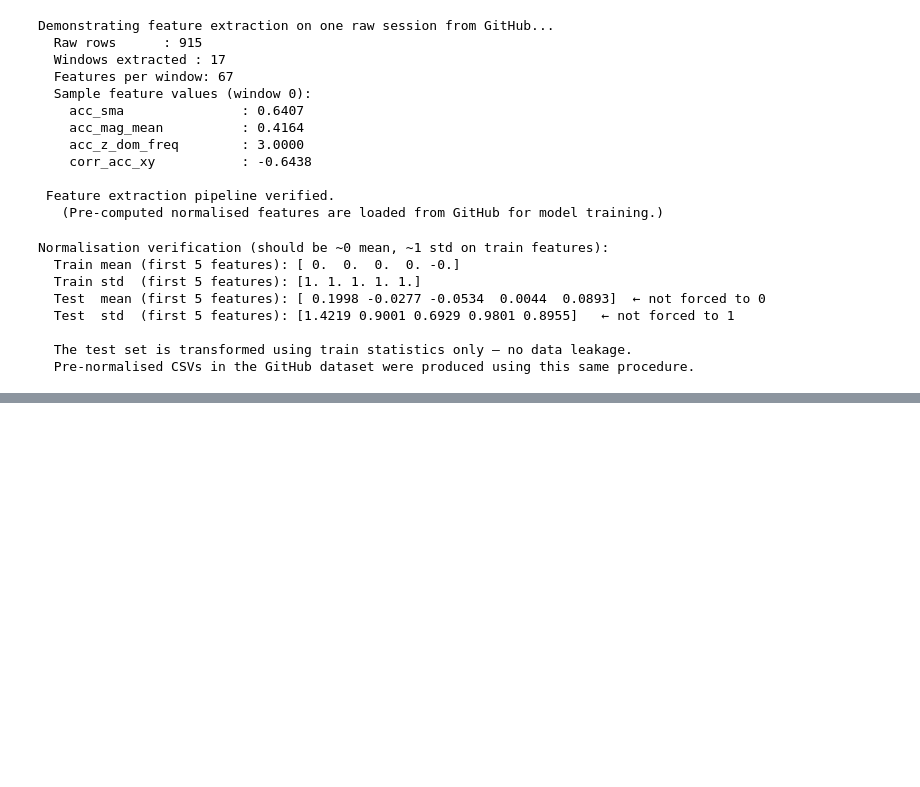
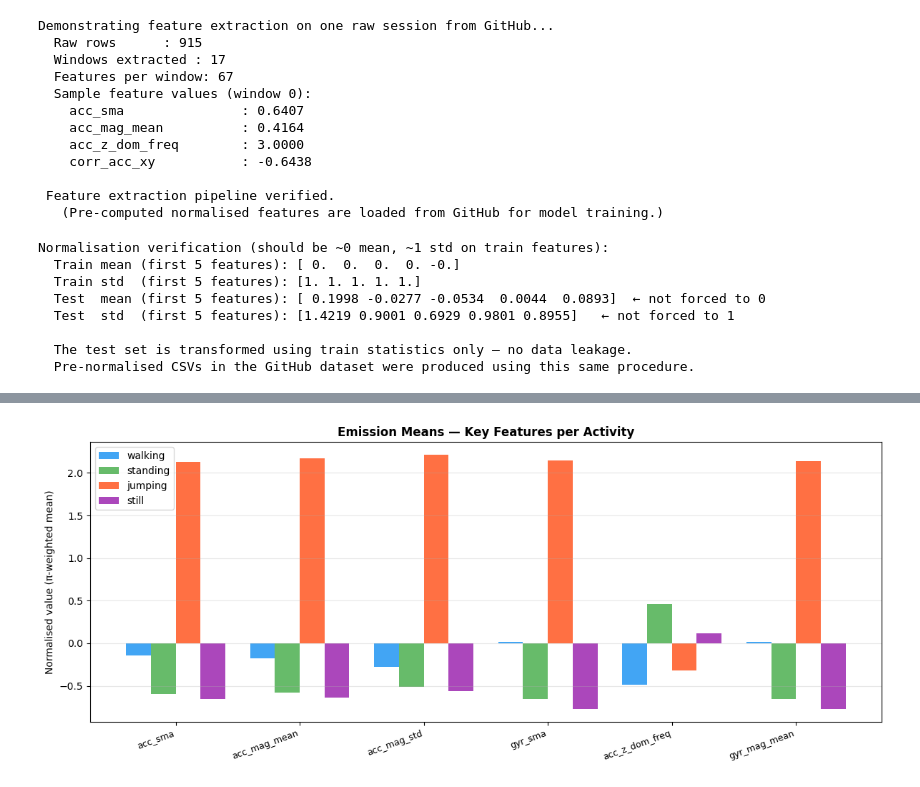
Before and after one commit to yvettegahamanyi/motion-model-using-HMM, a Jupyter notebook: Formative_2_HMM_Activity_Recognition.ipynb, the cells around one changed output, grey strips where cells are left out. Cells and saved outputs as stored; diff of their text form; code cells hidden in the pictures; blank space fills up the shorter version.

```diff
--- a/Formative_2_HMM_Activity_Recognition.ipynb
+++ b/Formative_2_HMM_Activity_Recognition.ipynb
@@ -501,0 +620,30 @@ Normalisation verification (should be ~0 mean, ~1 std on train features):
+# %%
+emission_means = {}
+for act in ACTIVITIES:
+    model = models[act]
+    pi    = model.startprob_
+    means = model.means_          # (N_COMPONENTS, n_features)
+    emission_means[act] = (pi[:, None] * means).sum(axis=0)
+
+TOP_FEATS = ["acc_sma", "acc_mag_mean", "acc_mag_std",
+             "gyr_sma", "acc_z_dom_freq", "gyr_mag_mean"]
+feat_idx  = [FEATURE_COLS.index(f) for f in TOP_FEATS]
+
+fig, ax = plt.subplots(figsize=(12, 5))
+x = np.arange(len(TOP_FEATS))
+w = 0.2
+for i, act in enumerate(ACTIVITIES):
+    vals = [emission_means[act][j] for j in feat_idx]
+    ax.bar(x + i*w, vals, w, label=act, color=COLOR_MAP[act], alpha=0.85)
+
+ax.set_xticks(x + w*1.5)
+ax.set_xticklabels(TOP_FEATS, rotation=20, ha="right", fontsize=9)
+ax.set_title("Emission Means — Key Features per Activity", fontsize=12, fontweight="bold")
+ax.set_ylabel("Normalised value (π-weighted mean)")
+ax.legend()
+ax.grid(axis="y", alpha=0.3)
+plt.tight_layout()
+plt.savefig("emission_probabilities.png", dpi=150, bbox_inches="tight")
+plt.show()
+# %% [output]
+[figure, added]
```
Also changed, not shown: parts of 28 cells of this notebook.
